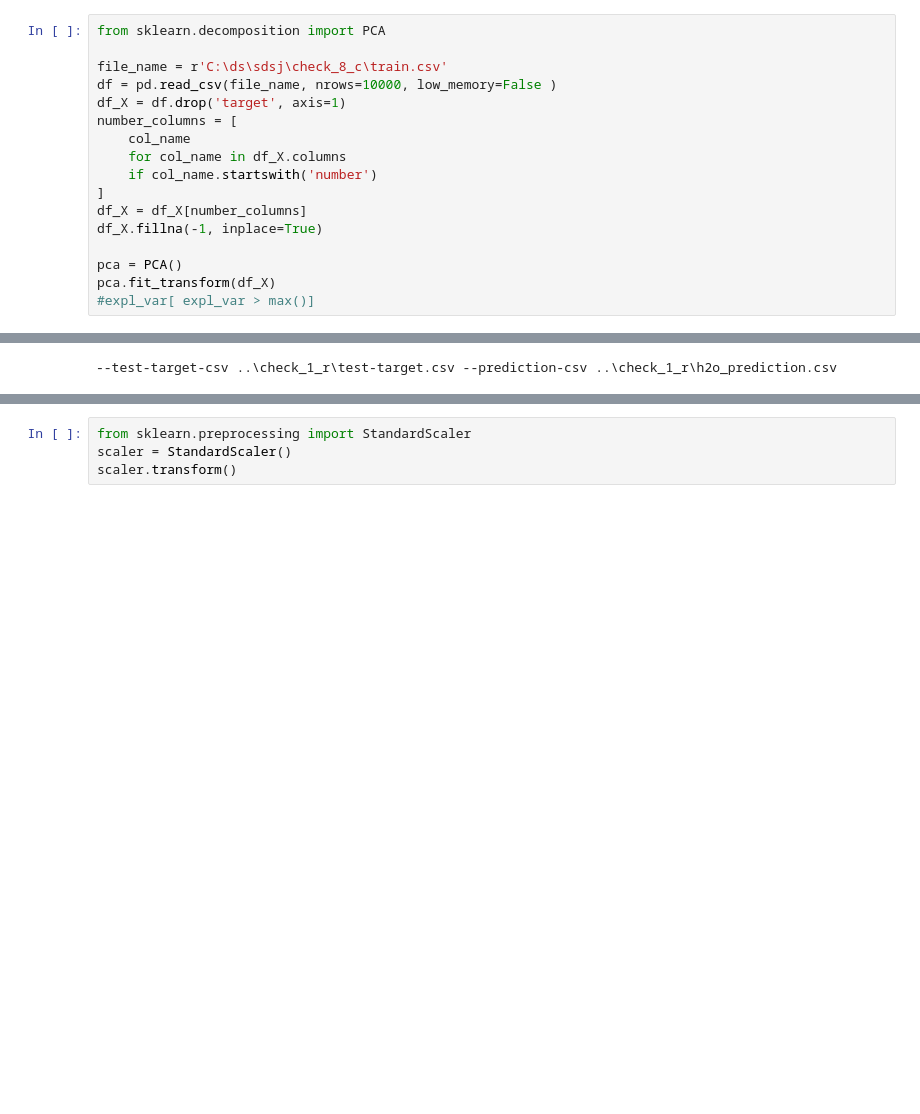
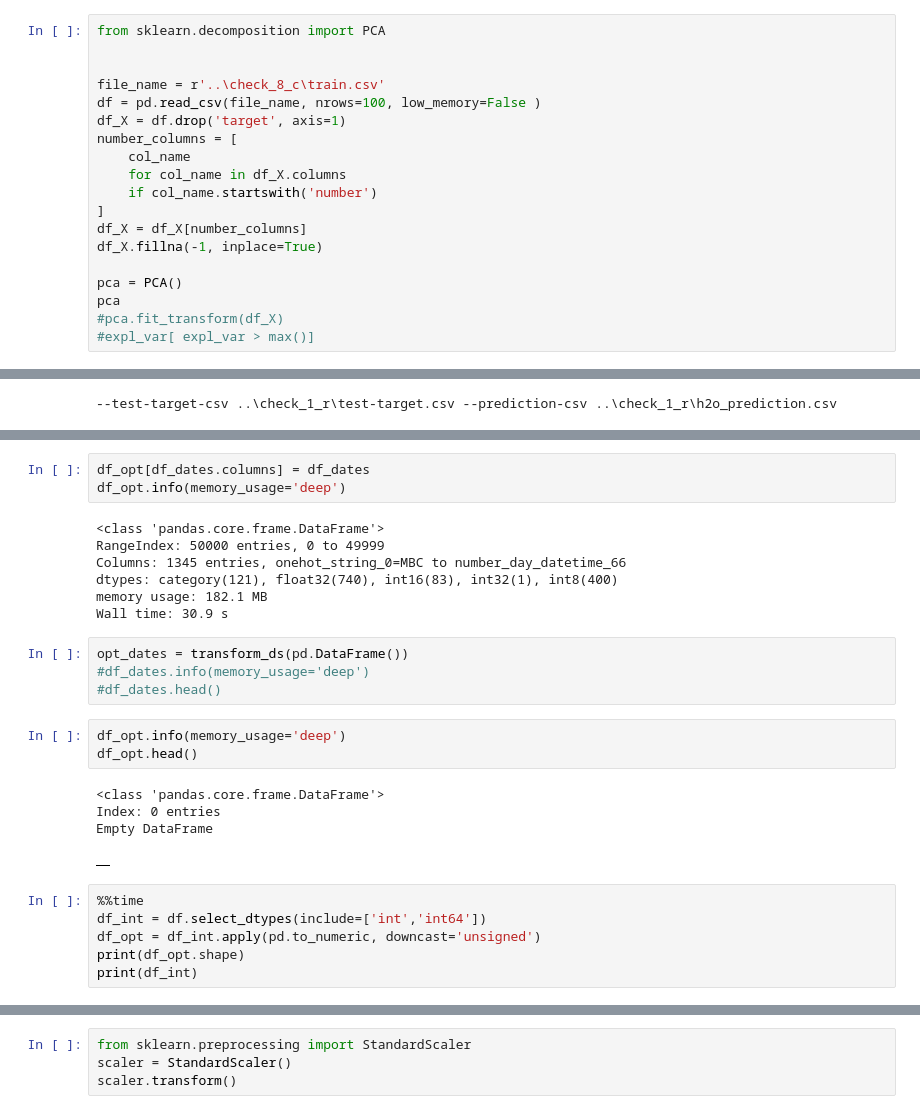
Before and after one commit to RomanShekhovtsov/romla, a Jupyter notebook: test.ipynb, the cells around one changed output, grey strips where cells are left out. Drawn from its saved outputs; the diff is of its cells as text; blank space fills up the shorter version.

```diff
--- a/test.ipynb
+++ b/test.ipynb
@@ -26,8 +25,9 @@ df
 # %%
 from sklearn.decomposition import PCA
 
-file_name = r'C:\ds\sdsj\check_8_c\train.csv'
-df = pd.read_csv(file_name, nrows=10000, low_memory=False )
+
+file_name = r'..\check_8_c\train.csv'
+df = pd.read_csv(file_name, nrows=100, low_memory=False )
 df_X = df.drop('target', axis=1)
 number_columns = [
     col_name
@@ -38,6 +38,7 @@ df_X = df_X[number_columns]
 df_X.fillna(-1, inplace=True)
 
 pca = PCA()
-pca.fit_transform(df_X)
+pca
+#pca.fit_transform(df_X)
 #expl_var[ expl_var > max()]
 # %% [output]
@@ -213,0 +415,28 @@ Name: target, Length: 365, dtype: float64
+# %%
+df_opt[df_dates.columns] = df_dates
+df_opt.info(memory_usage='deep')
+# %% [output]
+<class 'pandas.core.frame.DataFrame'>
+RangeIndex: 50000 entries, 0 to 49999
+Columns: 1345 entries, onehot_string_0=МВС to number_day_datetime_66
+dtypes: category(121), float32(740), int16(83), int32(1), int8(400)
+memory usage: 182.1 MB
+Wall time: 30.9 s
+# %%
+opt_dates = transform_ds(pd.DataFrame())
+#df_dates.info(memory_usage='deep')
+#df_dates.head()
+# %%
+df_opt.info(memory_usage='deep')
+df_opt.head()
+# %% [output]
+<class 'pandas.core.frame.DataFrame'>
+Index: 0 entries
+Empty DataFrame
+|  |
+# %%
+%%time
+df_int = df.select_dtypes(include=['int','int64'])
+df_opt = df_int.apply(pd.to_numeric, downcast='unsigned')
+print(df_opt.shape)
+print(df_int)
```
Also changed, not shown: parts of 33 cells of this notebook, 6 other files.
